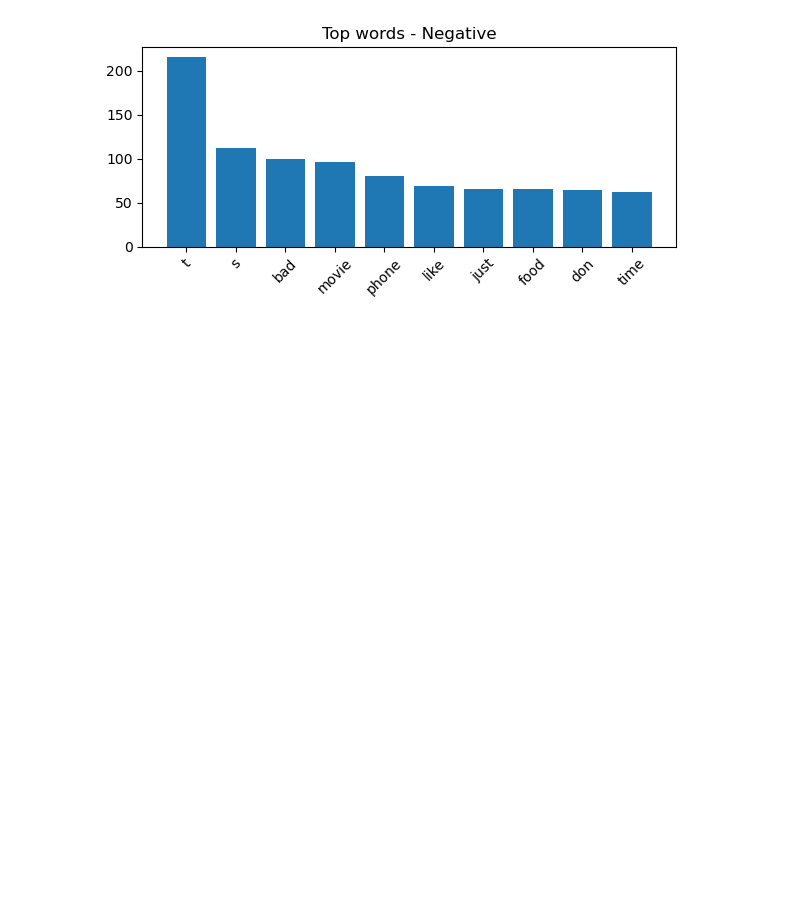
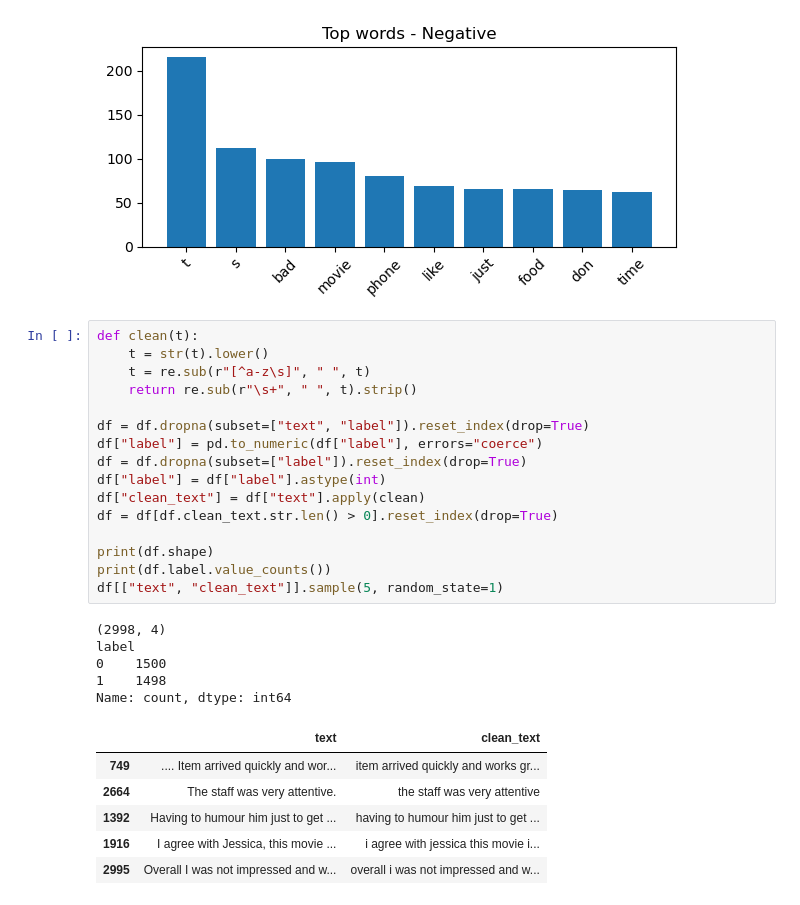
Before and after one commit to hansamali2004/LLM-Practical-Portfolio, a Jupyter notebook: Lab-01-Machine-Learning/Learning/lab01_sentiment.ipynb, the cells around one changed output. Saved outputs shown, nothing was run; the diff lists cells and outputs as text; blank space fills up the shorter version.

```diff
--- a/Lab-01-Machine-Learning/Learning/lab01_sentiment.ipynb
+++ b/Lab-01-Machine-Learning/Learning/lab01_sentiment.ipynb
@@ -77,3 +77,31 @@ Positive [('great', 201), ('good', 178), ('s', 148), ('film', 105), ('phone', 88
 [figure]
 Negative [('t', 216), ('s', 112), ('bad', 100), ('movie', 96), ('phone', 80), ('like', 69), ('just', 66), ('food', 66), ('don', 64), ('time', 62)]
 [figure]
+# %%
+def clean(t):
+    t = str(t).lower()
+    t = re.sub(r"[^a-z\s]", " ", t)
+    return re.sub(r"\s+", " ", t).strip()
+
+df = df.dropna(subset=["text", "label"]).reset_index(drop=True)
+df["label"] = pd.to_numeric(df["label"], errors="coerce")
+df = df.dropna(subset=["label"]).reset_index(drop=True)
+df["label"] = df["label"].astype(int)
+df["clean_text"] = df["text"].apply(clean)
+df = df[df.clean_text.str.len() > 0].reset_index(drop=True)
+
+print(df.shape)
+print(df.label.value_counts())
+df[["text", "clean_text"]].sample(5, random_state=1)
+# %% [output]
+(2998, 4)
+label
+0    1500
+1    1498
+Name: count, dtype: int64
+|  | text | clean_text |
+| 749 | .... Item arrived quickly and wor... | item arrived quickly and works gr... |
+| 2664 | The staff was very attentive. | the staff was very attentive |
+| 1392 | Having to humour him just to get ... | having to humour him just to get ... |
+| 1916 | I agree with Jessica, this movie ... | i agree with jessica this movie i... |
+| 2995 | Overall I was not impressed and w... | overall i was not impressed and w... |
```
Also changed, not shown: parts of 3 cells of this notebook.
